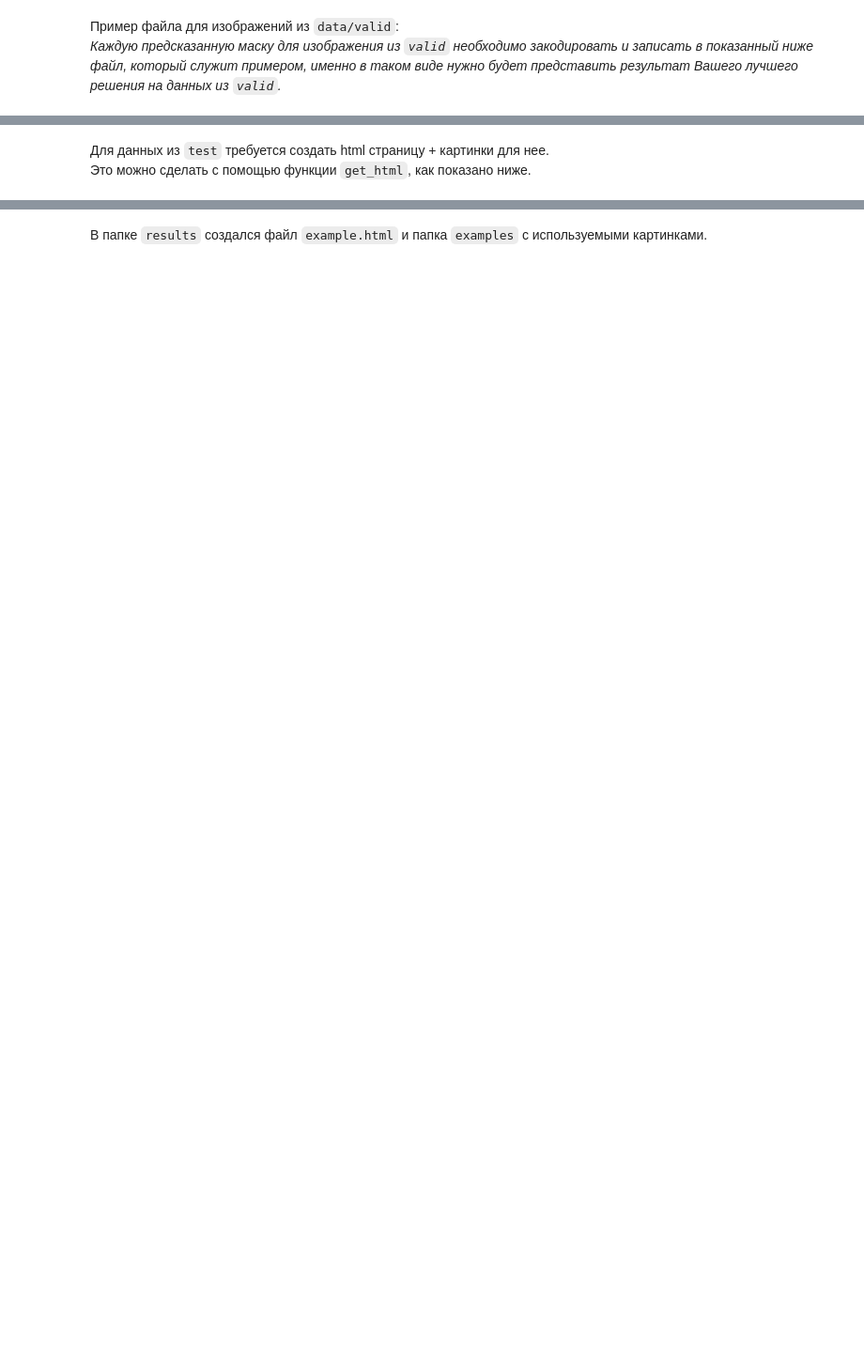
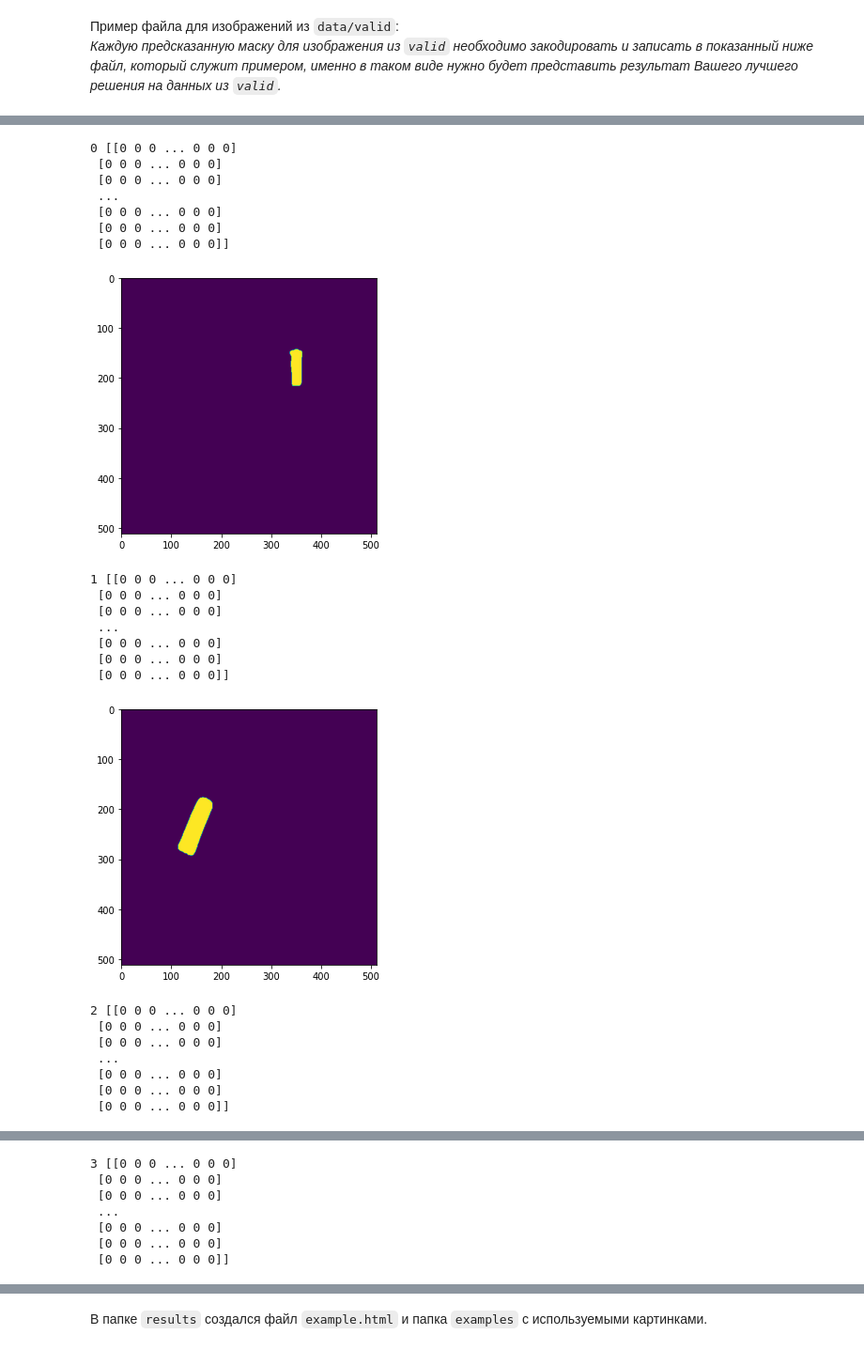
Before and after one commit to MikhailMashukov/cigarette_segmentation, a Jupyter notebook: cigarette_butt_segmentation/notebooks/TorchTutorialExperiment.ipynb, the cells around one changed output, grey strips where cells are left out. Shown at 94% size. Drawn from its saved outputs; the diff is of its cells as text; code cells hidden in the pictures; blank space fills up the shorter version.

Commit message:
Implement results storing to *_pred_mask.png and pred_val_template.csv

```diff
--- a/cigarette_butt_segmentation/notebooks/TorchTutorialExperiment.ipynb
+++ b/cigarette_butt_segmentation/notebooks/TorchTutorialExperiment.ipynb
@@ -288,14 +402,15 @@ print('Dices mean: %.5f' % np.mean(dices))
 # %%
-img_idxs = range(200)  # sorted_dice_inds[:10]
+# Had no time to fix for multiple objects
+img_idxs = range(300)  # sorted_dice_inds[:10]
 rowCount = 1 # len(img_idxs)
-colCount = 4
+colCount = 5
 log_thresholds = [0.1, 0.3, 0.5, 0.7, 0.95]
 threshold_to_use_ind = 2
 model.eval()
 dices = []
 with torch.no_grad():
     for img_idx2, img_idx in enumerate(img_idxs):
-        img, target = dataset_test[img_idx]
+        img, target = dataset[img_idx]
         images = images_to_device(img, device)
         targets = targets_to_device(target, device)
         pred = model(images)
@@ -318,6 +433,8 @@ with torch.no_grad():
             continue
 
         plt.figure(figsize=(12, 8))
+        print('target bboxes', target['boxes'])
+        pred_boxes = pred[0]['boxes'].cpu().numpy()
         zero_mask = np.zeros(list(masks.shape[2:]))
         mask_sum = np.copy(zero_mask)
         for mask_ind in range(min(colCount - 1, mask_count)):
@@ -326,9 +443,12 @@ with torch.no_grad():
             where = np.where(mask > 0.5)
             # where = (where[0] , where[1] + 50)
             # mask[where] = 0.3
-            target_where = np.where(target['masks'][0].numpy() > 0)
+
+            target_mask_ind = find_nearest_bbox(pred_boxes[mask_ind], target['boxes'].numpy())
+            print('pred', target['boxes'][target_mask_ind].numpy())
+            bbox = expand_bbox(target['boxes'][target_mask_ind].numpy().astype(int), 15, mask.shape[-1])
+            target_where = np.where(target['masks'][target_mask_ind].numpy() > 0)
             # print('where', mask[where][:50])
-            print('target bbox', target['boxes'])
             print('Mask min %.2f, max %.2f, coords (%.1f, %.1f), area %d, target area %d' % \
                   (mask[where].min(), mask.max(), where[1][0], where[0][0], len(where[0]),
                    len(target_where[0])))
@@ -336,10 +456,9 @@ with torch.no_grad():
             mask_rgb = np.stack([mask, target['masks'][0], zero_mask], axis=2)
             mask_rgb = np.array(mask_rgb * 255, dtype=np.uint8)
 
-            bbox = expand_bbox(target['boxes'][0].numpy().astype(int), 15, mask.shape[-1])
             ax = plt.subplot(rowCount, colCount, mask_ind + 2)
                 # For plots matrix - also img_idx2 * colCount +
-            im = ax.imshow(mask_rgb[bbox[1] : bbox[3], bbox[0] : bbox[2]]) # [100:400, 100:400])
+            im = ax.imshow(mask_rgb)  # [bbox[1] : bbox[3], bbox[0] : bbox[2]]) # [100:400, 100:400])
             # plt.colorbar(im, ax=ax)
         # print(mask_sum.shape, target['masks'].shape)
         # mask_sum = np.stack([mask_sum, target['masks'][0], zero_mask], axis=2) * 255
@@ -405,3 +533,50 @@ pred.head()
-# %% [markdown]
-Для данных из `test` требуется создать html страницу + картинки для нее.
-Это можно сделать с помощью функции `get_html`, как показано ниже.
+# %%
+threshold = 0.5
+pred_masks_by_id = {}
+model.eval()
+with torch.no_grad():
+    for img_idx2, (img, target) in enumerate(dataset_test):
+        images = images_to_device(img, device)
+        targets = targets_to_device(target, device)
+        pred = model(images)
+        masks = pred[0]['masks'].cpu().numpy()
+
+        mask_count = masks.shape[0]
+        if mask_count == 0:
+            raise Exception('No mask for image %d' % img_idx2)
+
+        mask = masks[0, 0]
+        mask2 = (mask > threshold).astype(np.uint8)
+        mask2[mask2 > 0] = 255
+        img_id = int(targets[0]['image_id'])
+        pred_masks_by_id[img_id] = mask2
+        if img_idx2 < 10:
+            print(img_id, mask2)
+
+            plt.figure(figsize=(8, 5))
+            im = plt.imshow(mask2)
+            plt.show()
+# %% [output]
+0 [[0 0 0 ... 0 0 0]
+ [0 0 0 ... 0 0 0]
+ [0 0 0 ... 0 0 0]
+ ...
+ [0 0 0 ... 0 0 0]
+ [0 0 0 ... 0 0 0]
+ [0 0 0 ... 0 0 0]]
+[figure, added]
+1 [[0 0 0 ... 0 0 0]
+ [0 0 0 ... 0 0 0]
+ [0 0 0 ... 0 0 0]
+ ...
+ [0 0 0 ... 0 0 0]
+ [0 0 0 ... 0 0 0]
+ [0 0 0 ... 0 0 0]]
+[figure, added]
+2 [[0 0 0 ... 0 0 0]
+ [0 0 0 ... 0 0 0]
+ [0 0 0 ... 0 0 0]
+ ...
+ [0 0 0 ... 0 0 0]
+ [0 0 0 ... 0 0 0]
+ [0 0 0 ... 0 0 0]]
@@ -407,0 +584,7 @@ pred.head()
+3 [[0 0 0 ... 0 0 0]
+ [0 0 0 ... 0 0 0]
+ [0 0 0 ... 0 0 0]
+ ...
+ [0 0 0 ... 0 0 0]
+ [0 0 0 ... 0 0 0]
+ [0 0 0 ... 0 0 0]]
```
Also changed, not shown: parts of 15 cells of this notebook, 3 other files.
